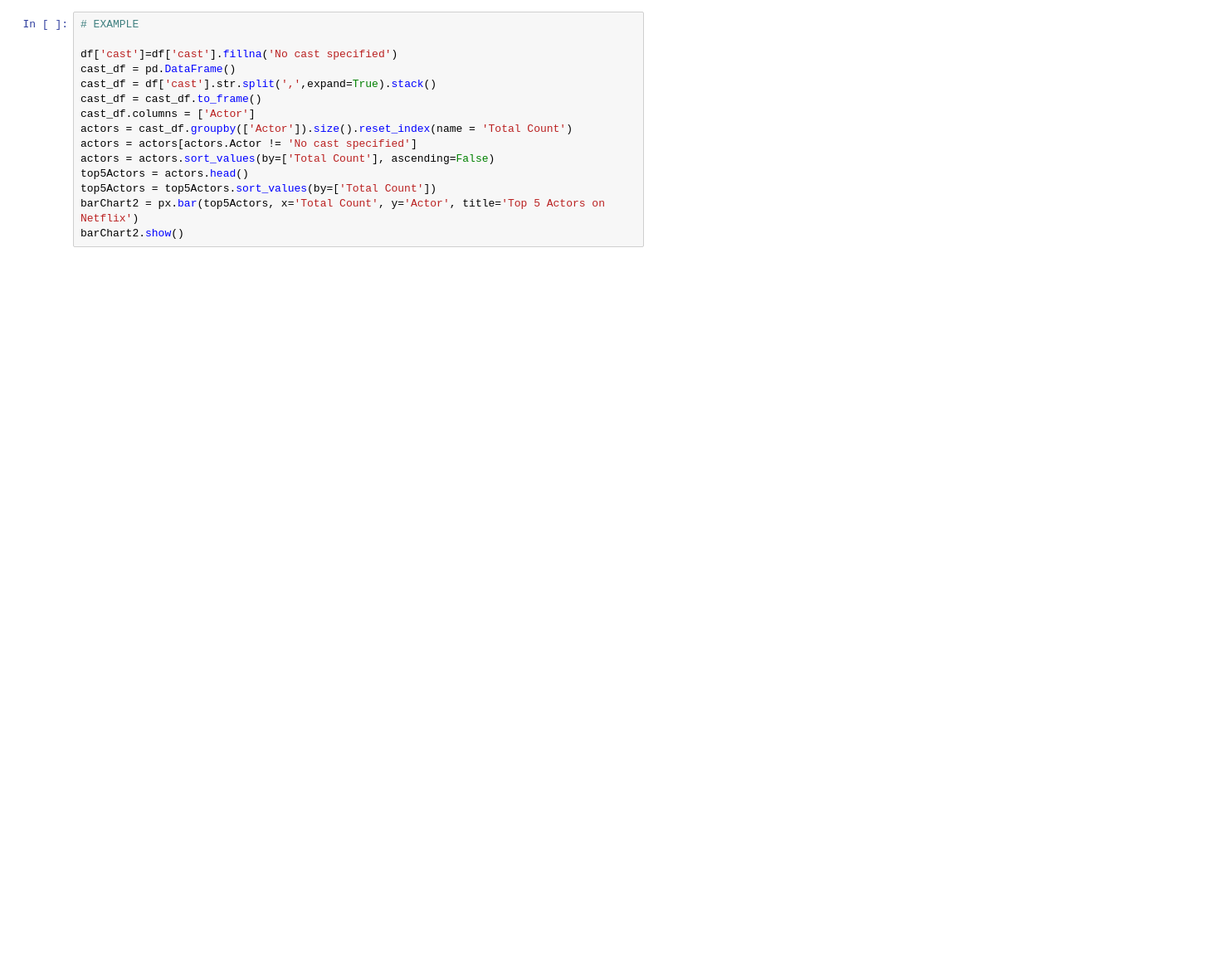
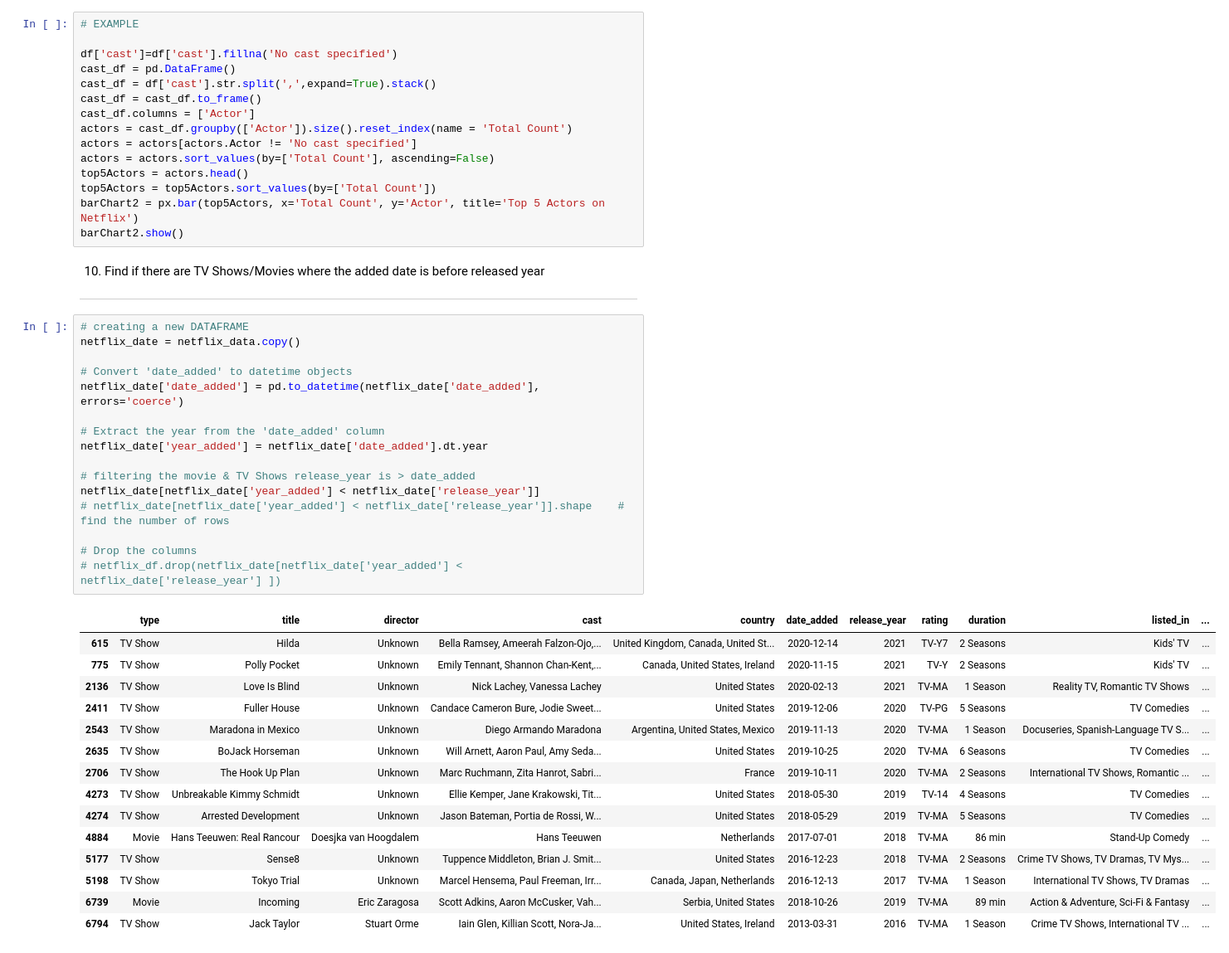
Before and after one commit to lewah/mangosplit, a Jupyter notebook: Netflix_project/exploration_netflix_data.ipynb, the cells around one changed output. Shown at 83% size. Saved outputs shown, nothing was run; the diff lists cells and outputs as text; blank space fills up the shorter version.

Commit message:
Data exploration

```diff
--- a/Netflix_project/exploration_netflix_data.ipynb
+++ b/Netflix_project/exploration_netflix_data.ipynb
@@ -480,3 +485,39 @@ top5Actors = actors.head()
 top5Actors = top5Actors.sort_values(by=['Total Count'])
 barChart2 = px.bar(top5Actors, x='Total Count', y='Actor', title='Top 5 Actors on Netflix')
 barChart2.show()
+# %% [markdown]
+10. Find if there are TV Shows/Movies where the added date is before released year
+
+-----
+# %%
+# creating a new DATAFRAME
+netflix_date = netflix_data.copy()
+
+# Convert 'date_added' to datetime objects
+netflix_date['date_added'] = pd.to_datetime(netflix_date['date_added'], errors='coerce')
+
+# Extract the year from the 'date_added' column
+netflix_date['year_added'] = netflix_date['date_added'].dt.year
+
+# filtering the movie & TV Shows release_year is > date_added
+netflix_date[netflix_date['year_added'] < netflix_date['release_year']]
+# netflix_date[netflix_date['year_added'] < netflix_date['release_year']].shape    # find the number of rows
+
+# Drop the columns
+# netflix_df.drop(netflix_date[netflix_date['year_added'] < netflix_date['release_year'] ])
+# %% [output]
+|  | type | title | director | cast | country | date_added | release_year | rating | duration | listed_in | ... |
+| 615 | TV Show | Hilda | Unknown | Bella Ramsey, Ameerah Falzon-Ojo,... | United Kingdom, Canada, United St... | 2020-12-14 | 2021 | TV-Y7 | 2 Seasons | Kids' TV | ... |
+| 775 | TV Show | Polly Pocket | Unknown | Emily Tennant, Shannon Chan-Kent,... | Canada, United States, Ireland | 2020-11-15 | 2021 | TV-Y | 2 Seasons | Kids' TV | ... |
+| 2136 | TV Show | Love Is Blind | Unknown | Nick Lachey, Vanessa Lachey | United States | 2020-02-13 | 2021 | TV-MA | 1 Season | Reality TV, Romantic TV Shows | ... |
+| 2411 | TV Show | Fuller House | Unknown | Candace Cameron Bure, Jodie Sweet... | United States | 2019-12-06 | 2020 | TV-PG | 5 Seasons | TV Comedies | ... |
+| 2543 | TV Show | Maradona in Mexico | Unknown | Diego Armando Maradona | Argentina, United States, Mexico | 2019-11-13 | 2020 | TV-MA | 1 Season | Docuseries, Spanish-Language TV S... | ... |
+| 2635 | TV Show | BoJack Horseman | Unknown | Will Arnett, Aaron Paul, Amy Seda... | United States | 2019-10-25 | 2020 | TV-MA | 6 Seasons | TV Comedies | ... |
+| 2706 | TV Show | The Hook Up Plan | Unknown | Marc Ruchmann, Zita Hanrot, Sabri... | France | 2019-10-11 | 2020 | TV-MA | 2 Seasons | International TV Shows, Romantic ... | ... |
+| 4273 | TV Show | Unbreakable Kimmy Schmidt | Unknown | Ellie Kemper, Jane Krakowski, Tit... | United States | 2018-05-30 | 2019 | TV-14 | 4 Seasons | TV Comedies | ... |
+| 4274 | TV Show | Arrested Development | Unknown | Jason Bateman, Portia de Rossi, W... | United States | 2018-05-29 | 2019 | TV-MA | 5 Seasons | TV Comedies | ... |
+| 4884 | Movie | Hans Teeuwen: Real Rancour | Doesjka van Hoogdalem | Hans Teeuwen | Netherlands | 2017-07-01 | 2018 | TV-MA | 86 min | Stand-Up Comedy | ... |
+| 5177 | TV Show | Sense8 | Unknown | Tuppence Middleton, Brian J. Smit... | United States | 2016-12-23 | 2018 | TV-MA | 2 Seasons | Crime TV Shows, TV Dramas, TV Mys... | ... |
+| 5198 | TV Show | Tokyo Trial | Unknown | Marcel Hensema, Paul Freeman, Irr... | Canada, Japan, Netherlands | 2016-12-13 | 2017 | TV-MA | 1 Season | International TV Shows, TV Dramas | ... |
+| 6739 | Movie | Incoming | Eric Zaragosa | Scott Adkins, Aaron McCusker, Vah... | Serbia, United States | 2018-10-26 | 2019 | TV-MA | 89 min | Action & Adventure, Sci-Fi & Fantasy | ... |
+| 6794 | TV Show | Jack Taylor | Stuart Orme | Iain Glen, Killian Scott, Nora-Ja... | United States, Ireland | 2013-03-31 | 2016 | TV-MA | 1 Season | Crime TV Shows, International TV ... | ... |
```
Also changed, not shown: parts of 7 cells of this notebook.
